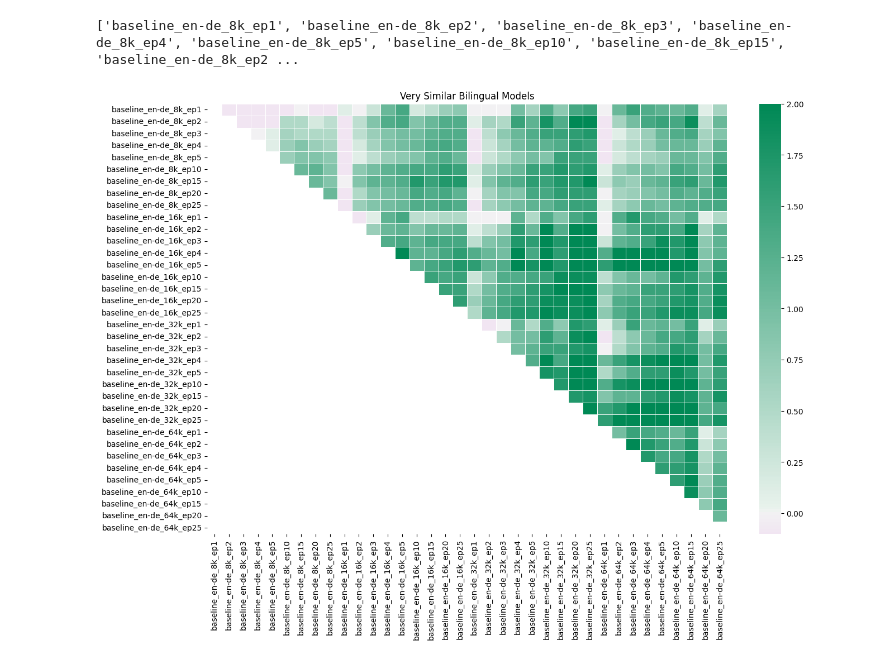
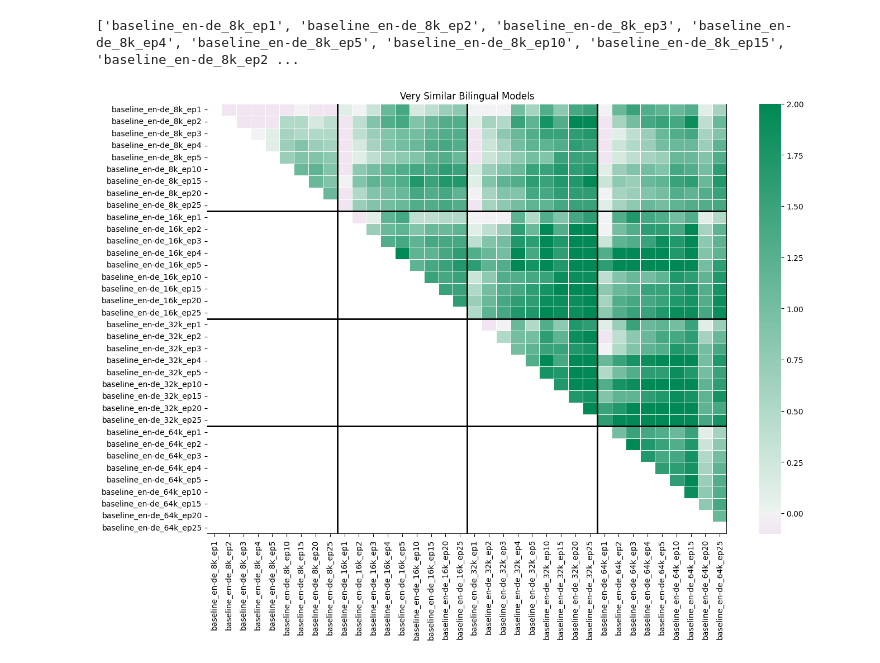
Before and after one commit to mjpost/abe, a Jupyter notebook: analysis.ipynb, the cells around one changed output. Saved outputs shown, nothing was run; the diff lists cells and outputs as text; code cells hidden in the pictures.

```diff
--- a/analysis.ipynb
+++ b/analysis.ipynb
@@ -67,3 +73,40 @@ with open(INTERPOLATE_SCORES_PATH) as infile:
+# %%
+comet_scores = defaultdict(dict)
+simple_comet_scores = {}
+interpolate_comet_scores = defaultdict(dict)
+with open(BLEU_SCORES_PATH) as infile:
+    for line in infile:
+        line = line.strip().split('\t')
+        model_one = line[0]
+        model_two = line[1]
+        try:
+            score = float(line[2])
+            bleu_scores[model_one][model_two] = score
+            bleu_scores[model_two][model_one] = score
+        except Exception as e:
+            print(line, e)
+
+with open(SIMPLE_BLEU_SCORES_PATH) as infile:
+    for line in infile:
+        line = line.strip().split('\t')
+        model = line[0]
+        try:
+            score = float(line[1])
+            simple_bleu_scores[model] = score
+        except Exception as e:
+            print(line, e)
+
+with open(BLEU_INTERPOLATE_SCORES_PATH) as infile:
+    for line in infile:
+        line = line.strip().split('\t')
+        model_one = line[0]
+        model_two = line[1]
+        try:
+            score = float(line[2])
+            interpolate_bleu_scores[model_one][model_two] = score
+            interpolate_bleu_scores[model_two][model_one] = score
+        except Exception as e:
+            print(line, e)
 # %%
 delta_improvement = defaultdict(dict)
 for model_one in bleu_scores:
@@ -74,30 +144,36 @@ cmap = sns.diverging_palette(300, 145, s=100, as_cmap=True)
 # %%
 # Convert to DataFrame
 # models = sorted(bleu_scores.keys())  # Ensure consistent order
 models = [_ for _ in delta_improvement.keys() if _.startswith("baseline")]
 print(models)
 score_matrix = pd.DataFrame(delta_improvement, index=models, columns=models)
 
 # Create a mask for the lower triangle
 mask = np.tril(np.ones_like(score_matrix, dtype=bool))
 
 # Plot heatmap
 plt.figure(figsize=(15, 10))
 
 sns.heatmap(
     score_matrix,
     annot=False,
     fmt=".2f",
     mask=mask,
     cmap=sns.diverging_palette(300, 145, s=100, as_cmap=True),  # Red for negative, Yellow for zero, Green for positive
     linewidths=0.5,
     center=0.0,  # Ensure zero is yellow, balancing red/green around zero
     vmin=-0.1,
     vmax=2
 )
 
+# Draw a triangle around the masked section
+lines = [9, 18, 27, 36]
+for _ in lines:
+    plt.plot([0, len(score_matrix)], [_, _], color='black', linewidth=2)
+    plt.plot([_, _], [0, len(score_matrix)], color='black', linewidth=2)
+
 plt.title("Very Similar Bilingual Models")
 plt.show()
 # %% [output]
 ['baseline_en-de_8k_ep1', 'baseline_en-de_8k_ep2', 'baseline_en-de_8k_ep3', 'baseline_en-de_8k_ep4', 'baseline_en-de_8k_ep5', 'baseline_en-de_8k_ep10', 'baseline_en-de_8k_ep15', 'baseline_en-de_8k_ep2 ...
-[figure, old version]
+[figure, new version]
```
Also changed, not shown: parts of 9 cells of this notebook, 1 other file.
